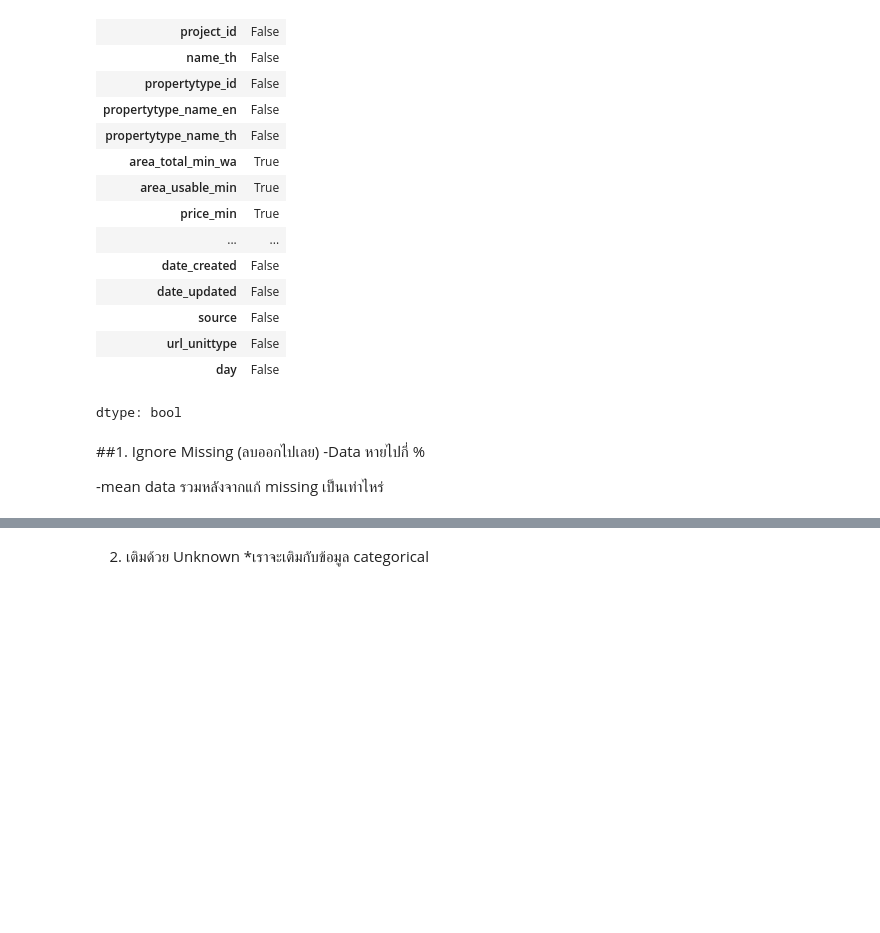
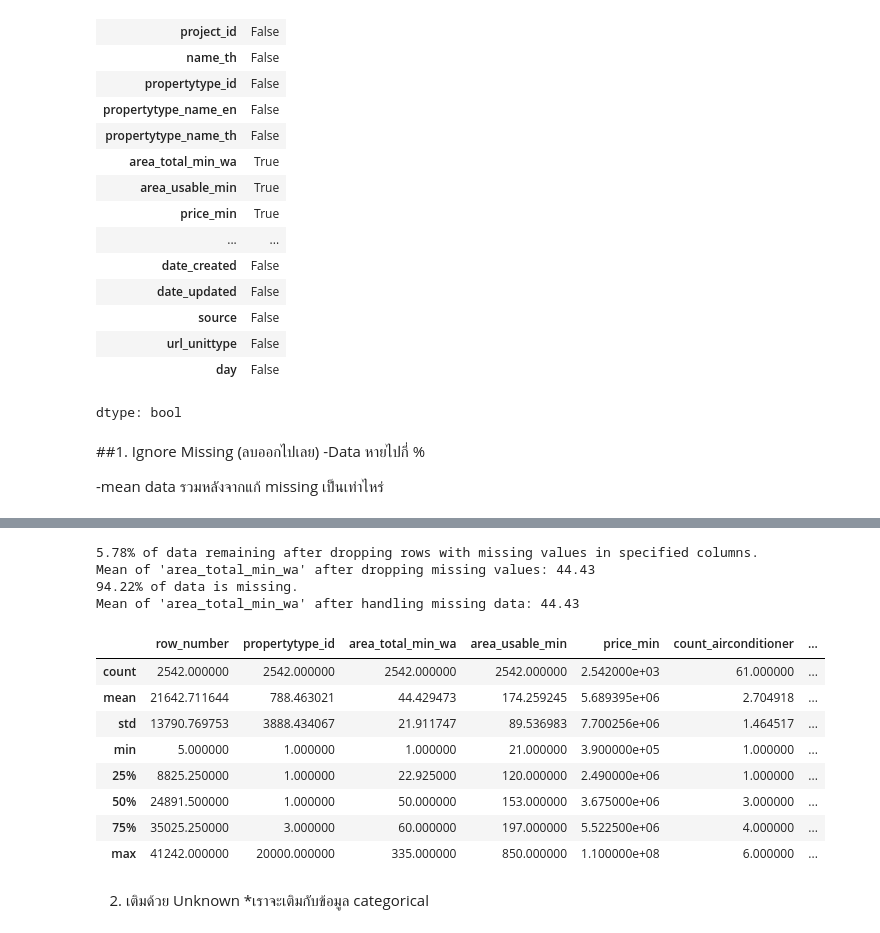
Before and after one commit to Natkitta252603/bsc_dpdm24, a Jupyter notebook: Chapter3_Data_Preprocessing.ipynb, the cells around one changed output, grey strips where cells are left out. Saved outputs shown, nothing was run; the diff lists cells and outputs as text; code cells hidden in the pictures; blank space fills up the shorter version.

```diff
--- a/Chapter3_Data_Preprocessing.ipynb
+++ b/Chapter3_Data_Preprocessing.ipynb
@@ -100,2 +145,44 @@ dtype: bool
+# %%
+# prompt: สนใจที่จะลบค่าว่าง เฉพาะในColumns (unittype_id, project_id, name_th,propertytype_name_th,area_total_min_wa, area_usable_min price_min, source, url_unittype
+
+# Specify columns of interest
+columns_of_interest = ['unittype_id', 'project_id', 'name_th', 'propertytype_name_th',
+                       'area_total_min_wa', 'area_usable_min', 'price_min', 'source', 'url_unittype']
+
+# Drop rows with missing values in the specified columns
+unit_type_data_dropped = unit_type_data.dropna(subset=columns_of_interest)
+
+# Calculate and print the percentage of data remaining
+percentage_remaining = (unit_type_data_dropped.shape[0] / unit_type_data.shape[0]) * 100
+print(f"{percentage_remaining:.2f}% of data remaining after dropping rows with missing values in specified columns.")
+
+# Calculate and print the mean of 'area_total_min_wa' after dropping missing values
+mean_area_after_drop = unit_type_data_dropped['area_total_min_wa'].mean()
+print(f"Mean of 'area_total_min_wa' after dropping missing values: {mean_area_after_drop:.2f}")
+
+# Calculate and print the percentage of missing data
+missing_percentage = (1 - (unit_type_data_dropped.shape[0] / unit_type_data.shape[0])) * 100
+print(f"{missing_percentage:.2f}% of data is missing.")
+
+# Calculate and print the mean of 'area_total_min_wa' after handling missing data
+mean_area = unit_type_data_dropped['area_total_min_wa'].mean()
+print(f"Mean of 'area_total_min_wa' after handling missing data: {mean_area:.2f}")
+
+# Describe the data after dropping missing values
+unit_type_data_dropped.describe()
+# %% [output]
+5.78% of data remaining after dropping rows with missing values in specified columns.
+Mean of 'area_total_min_wa' after dropping missing values: 44.43
+94.22% of data is missing.
+Mean of 'area_total_min_wa' after handling missing data: 44.43
+|  | row_number | propertytype_id | area_total_min_wa | area_usable_min | price_min | count_airconditioner | ... |
+| count | 2542.000000 | 2542.000000 | 2542.000000 | 2542.000000 | 2.542000e+03 | 61.000000 | ... |
+| mean | 21642.711644 | 788.463021 | 44.429473 | 174.259245 | 5.689395e+06 | 2.704918 | ... |
+| std | 13790.769753 | 3888.434067 | 21.911747 | 89.536983 | 7.700256e+06 | 1.464517 | ... |
+| min | 5.000000 | 1.000000 | 1.000000 | 21.000000 | 3.900000e+05 | 1.000000 | ... |
+| 25% | 8825.250000 | 1.000000 | 22.925000 | 120.000000 | 2.490000e+06 | 1.000000 | ... |
+| 50% | 24891.500000 | 1.000000 | 50.000000 | 153.000000 | 3.675000e+06 | 3.000000 | ... |
+| 75% | 35025.250000 | 3.000000 | 60.000000 | 197.000000 | 5.522500e+06 | 4.000000 | ... |
+| max | 41242.000000 | 20000.000000 | 335.000000 | 850.000000 | 1.100000e+08 | 6.000000 | ... |
 # %% [markdown]
 2. เติมด้วย Unknown *เราจะเติมกับข้อมูล categorical
```
Also changed, not shown: parts of 34 cells of this notebook.
